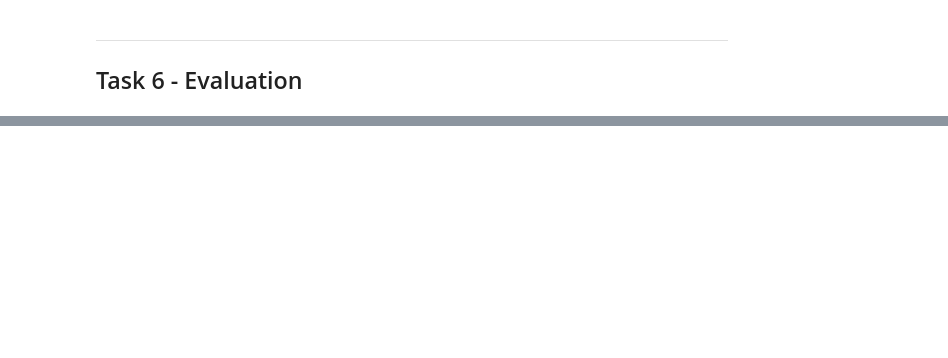
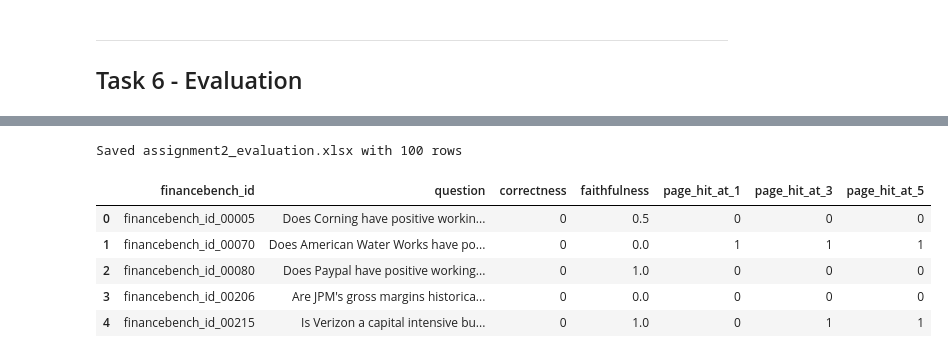
Before and after one commit to Nesher123/AI-Performance-Engineering-Course, a Jupyter notebook: module_1-from_ai_model_to_ai_product/assignment_2-RAG/rag_solution.ipynb, the cells around one changed output, grey strips where cells are left out. Cells and saved outputs as stored; diff of their text form; code cells hidden in the pictures; blank space fills up the shorter version.

Commit message:
task 6

```diff
--- a/module_1-from_ai_model_to_ai_product/assignment_2-RAG/rag_solution.ipynb
+++ b/module_1-from_ai_model_to_ai_product/assignment_2-RAG/rag_solution.ipynb
@@ -32,7 +39,7 @@ NEBIUS_BASE_URL = "https://api.studio.nebius.ai/v1/"
 PDFS_PATH = "https://raw.githubusercontent.com/patronus-ai/financebench/main/pdfs"
 RAG_MODEL = "meta-llama/Llama-3.3-70B-Instruct"
 EMBED_MODEL = "BAAI/bge-small-en-v1.5"
-JUDGE_MODEL = ""
+JUDGE_MODEL = "deepseek-ai/DeepSeek-V3.2"
 VECTORSTORE_DIR = "financebench_rag_faiss"
 
 client = OpenAI(api_key=NEBIUS_API_KEY, base_url=NEBIUS_BASE_URL)
@@ -675,0 +917,6 @@ Tallying the 10 cases:
+# %%
+# Per TA: use the sync OpenAI client (not AsyncOpenAI). We reuse the global
+# `client` defined in the constants cell - same Nebius base URL, any model.
+ragas_llm = llm_factory(model=JUDGE_MODEL, client=client)
+faithfulness_metric = Faithfulness(llm=ragas_llm)
+print("Ragas Faithfulness ready with model:", JUDGE_MODEL)
@@ -675,0 +980,35 @@ Tallying the 10 cases:
+# %%
+eval_df = pd.DataFrame(
+    {
+        "financebench_id": [r["financebench_id"] for r in rag_runs],
+        "question": [r["question"] for r in rag_runs],
+    }
+)
+
+corr_df = pd.DataFrame(correctness)
+corr_df["correctness"] = (corr_df["verdict"] == "correct").astype(int)
+
+eval_df = (
+    eval_df.merge(
+        corr_df[["financebench_id", "correctness"]], on="financebench_id", how="left"
+    )
+    .merge(pd.DataFrame(faithfulness_scores), on="financebench_id", how="left")
+    .merge(
+        page_hit_df[["financebench_id"] + [f"page_hit_at_{k}" for k in HIT_KS]],
+        on="financebench_id",
+        how="left",
+    )
+)
+
+TASK_6_FILENAME = "assignment2_evaluation.xlsx"
+eval_df.to_excel(TASK_6_FILENAME, index=False)
+print(f"Saved {TASK_6_FILENAME} with {len(eval_df)} rows")
+eval_df.head(5)
+# %% [output]
+Saved assignment2_evaluation.xlsx with 100 rows
+|  | financebench_id | question | correctness | faithfulness | page_hit_at_1 | page_hit_at_3 | page_hit_at_5 |
+| 0 | financebench_id_00005 | Does Corning have positive workin... | 0 | 0.5 | 0 | 0 | 0 |
+| 1 | financebench_id_00070 | Does American Water Works have po... | 0 | 0.0 | 1 | 1 | 1 |
+| 2 | financebench_id_00080 | Does Paypal have positive working... | 0 | 1.0 | 0 | 0 | 0 |
+| 3 | financebench_id_00206 | Are JPM's gross margins historica... | 0 | 0.0 | 0 | 0 | 0 |
+| 4 | financebench_id_00215 | Is Verizon a capital intensive bu... | 0 | 1.0 | 0 | 1 | 1 |
```
Also changed, not shown: parts of 21 cells of this notebook.
